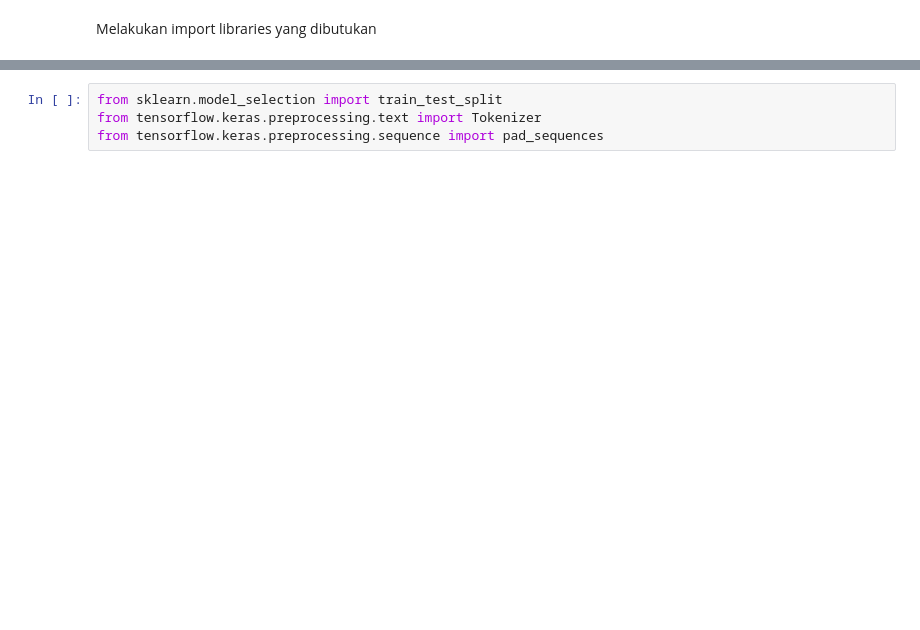
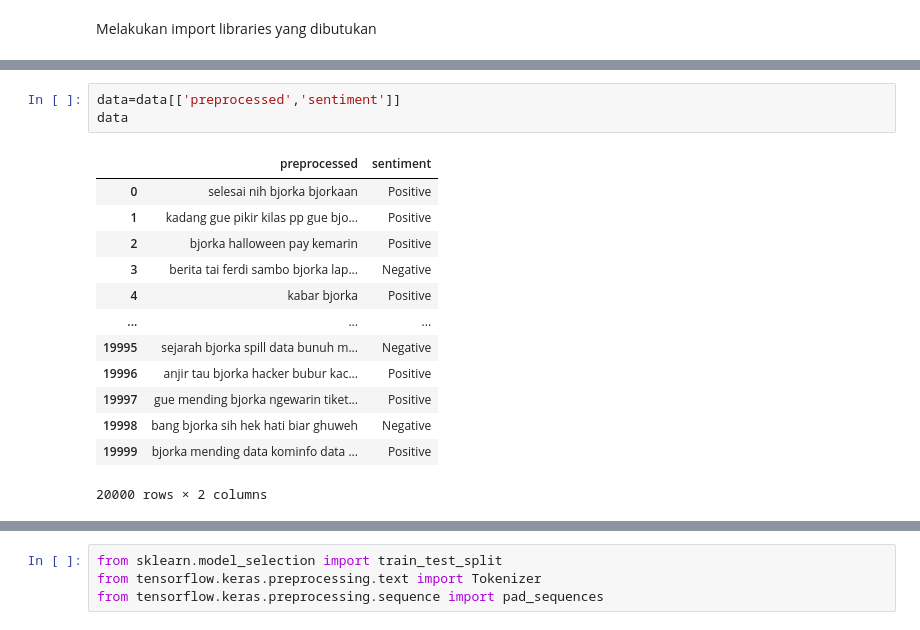
Before and after one commit to adrianuscharlie/ML-hate-speech-detection, a Jupyter notebook: notebook.ipynb, the cells around one changed output, grey strips where cells are left out. Drawn from its saved outputs; the diff is of its cells as text; blank space fills up the shorter version.

```diff
--- a/notebook.ipynb
+++ b/notebook.ipynb
@@ -183,0 +25,17 @@ bjorka.to_excel('./Data/bjorka_polar.xlsx')
+# %%
+data=data[['preprocessed','sentiment']]
+data
+# %% [output]
+|  | preprocessed | sentiment |
+| 0 | selesai nih bjorka bjorkaan | Positive |
+| 1 | kadang gue pikir kilas pp gue bjo... | Positive |
+| 2 | bjorka halloween pay kemarin | Positive |
+| 3 | berita tai ferdi sambo bjorka lap... | Negative |
+| 4 | kabar bjorka | Positive |
+| ... | ... | ... |
+| 19995 | sejarah bjorka spill data bunuh m... | Negative |
+| 19996 | anjir tau bjorka hacker bubur kac... | Positive |
+| 19997 | gue mending bjorka ngewarin tiket... | Positive |
+| 19998 | bang bjorka sih hek hati biar ghuweh | Negative |
+| 19999 | bjorka mending data kominfo data ... | Positive |
+20000 rows × 2 columns
```
Also changed, not shown: parts of 41 cells of this notebook, 31 other files.
